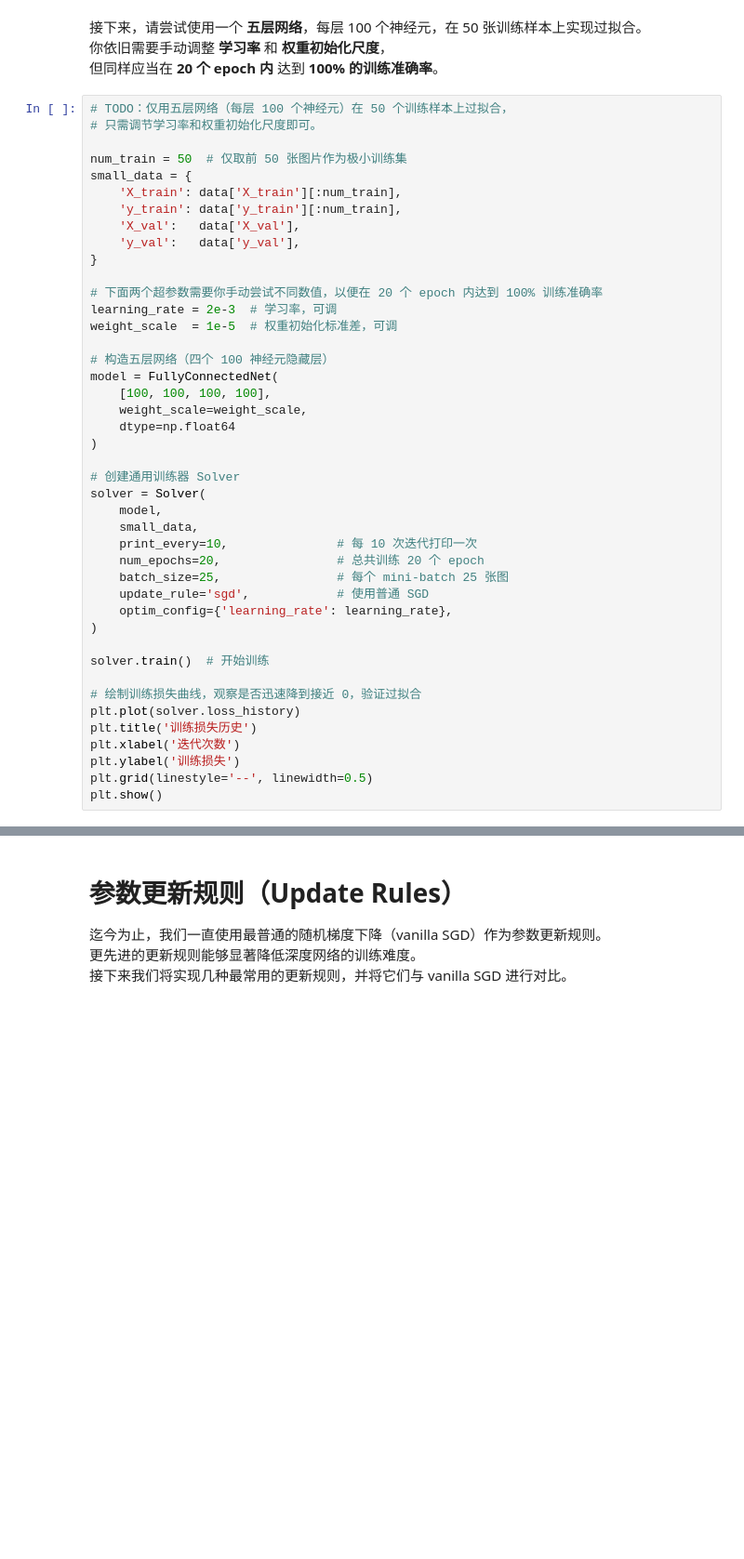
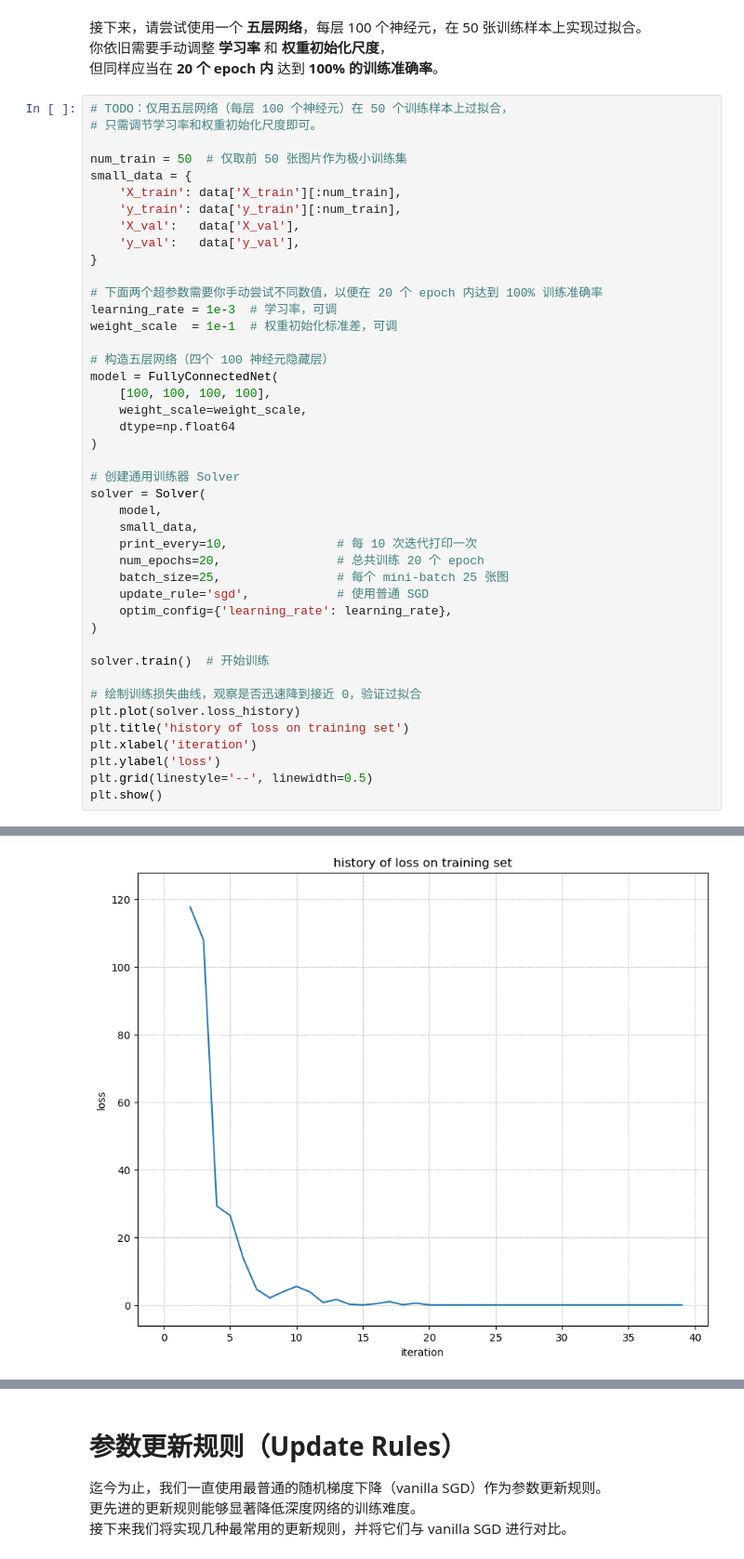
Before and after one commit to youheng00110/cs231n-documents-2025, a Jupyter notebook: assignment-Chinese/assignment1/FullyConnectedNets.ipynb, the cells around one changed output, grey strips where cells are left out. Shown: that part at 93% size. Drawn from its saved outputs; the diff is of its cells as text; blank space fills up the shorter version.

```diff
--- a/assignment-Chinese/assignment1/FullyConnectedNets.ipynb
+++ b/assignment-Chinese/assignment1/FullyConnectedNets.ipynb
@@ -178,8 +197,8 @@ small_data = {
 }
 
 # 下面两个超参数需要你手动尝试不同数值，以便在 20 个 epoch 内达到 100% 训练准确率
-learning_rate = 2e-3  # 学习率，可调
-weight_scale  = 1e-5  # 权重初始化标准差，可调
+learning_rate = 1e-3  # 学习率，可调
+weight_scale  = 1e-1  # 权重初始化标准差，可调
 
 # 构造五层网络（四个 100 神经元隐藏层）
 model = FullyConnectedNet(
@@ -203,8 +222,9 @@ solver.train()  # 开始训练
 
 # 绘制训练损失曲线，观察是否迅速降到接近 0，验证过拟合
 plt.plot(solver.loss_history)
-plt.title('训练损失历史')
-plt.xlabel('迭代次数')
-plt.ylabel('训练损失')
+plt.title('history of loss on training set')
+plt.xlabel('iteration')
+plt.ylabel('loss')
 plt.grid(linestyle='--', linewidth=0.5)
 plt.show()
+# %% [output]
@@ -211,3 +252,4 @@ plt.show()
+[figure, added]
 # %% [markdown]
 ## 内联问题 1：
 在训练三层网络和五层网络时，你有没有发现什么差异？
```
Also changed, not shown: parts of 3 cells of this notebook.
